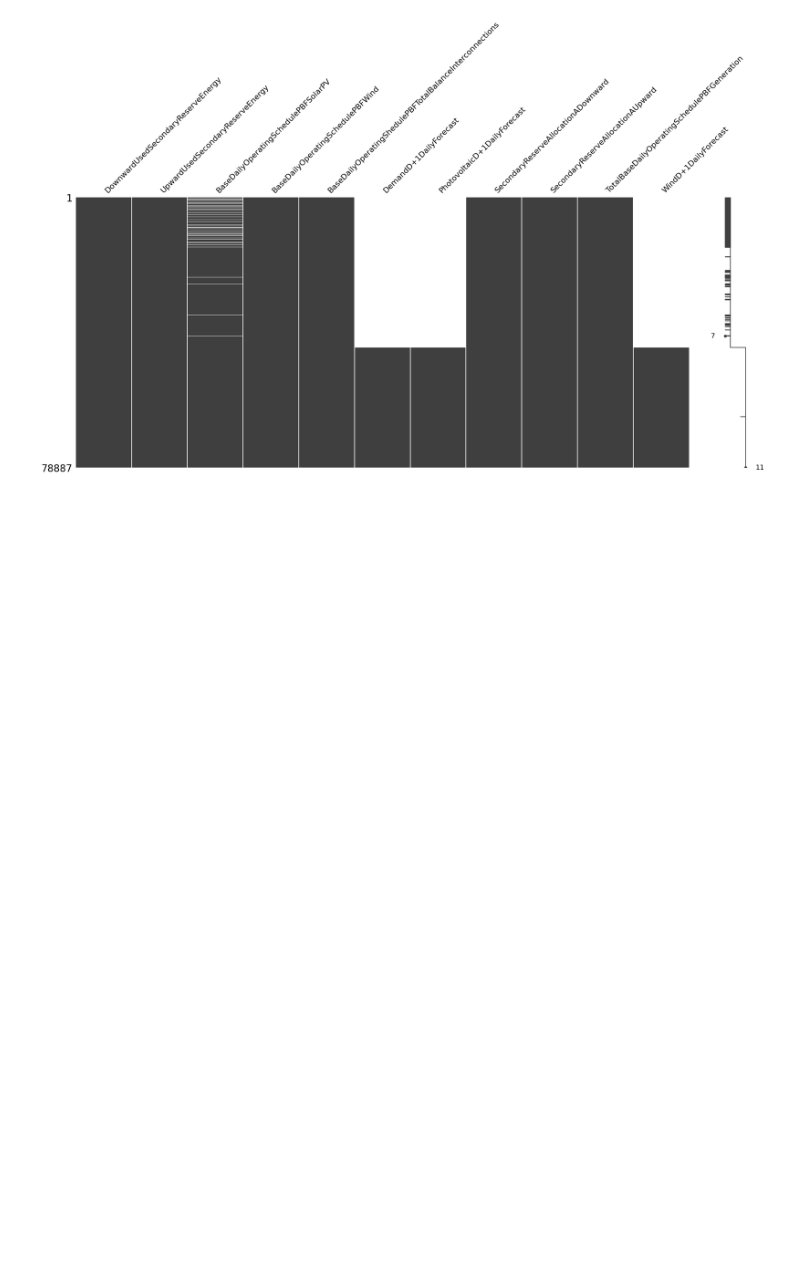
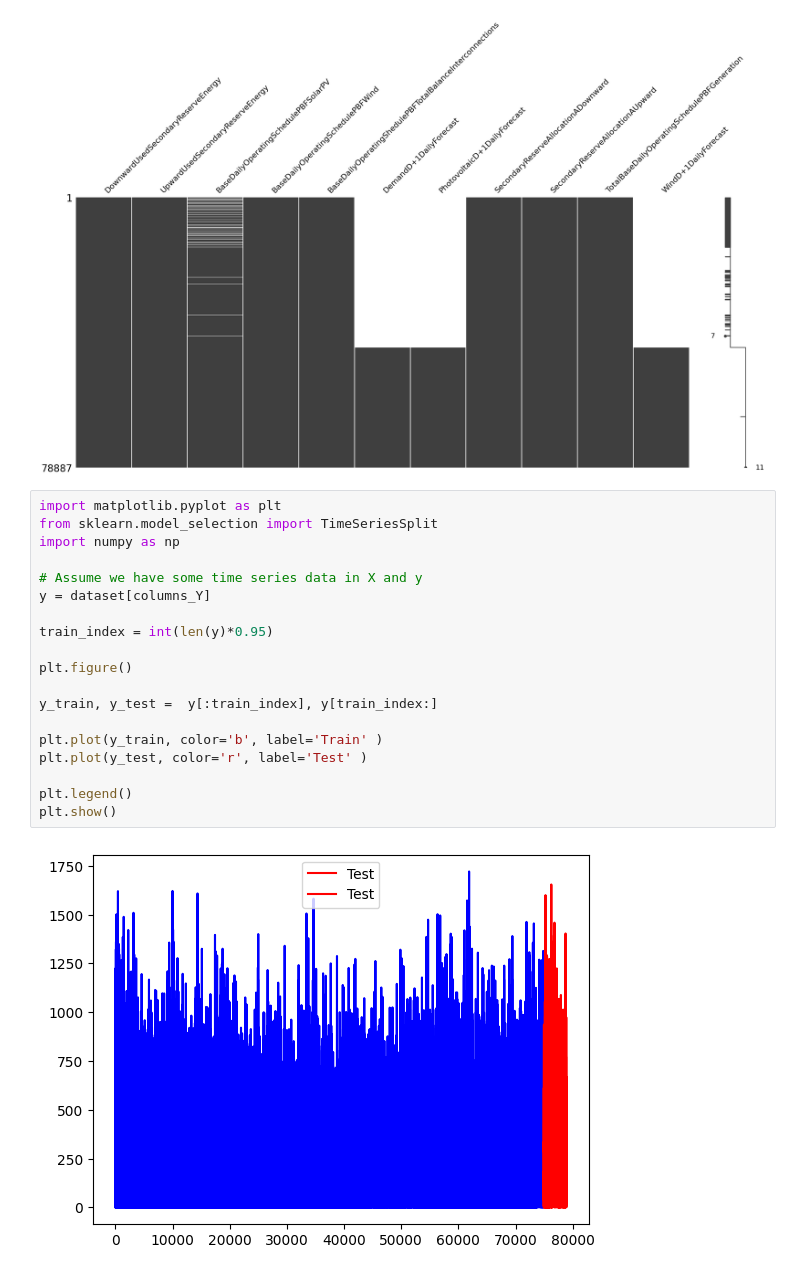
Before and after one commit to JotaFan/renewable-generation-into-reserve-markets, a Jupyter notebook: notebooks/Data Study.ipynb, the cells around one changed output. Drawn from its saved outputs; the diff is of its cells as text; blank space fills up the shorter version.

```diff
--- a/notebooks/Data Study.ipynb
+++ b/notebooks/Data Study.ipynb
@@ -258,3 +258,24 @@ plt.savefig(os.path.join(folder_figures, figure_name))
 plt.show()
 # %% [output]
 [figure]
+# %%
+import matplotlib.pyplot as plt
+from sklearn.model_selection import TimeSeriesSplit
+import numpy as np
+
+# Assume we have some time series data in X and y
+y = dataset[columns_Y]
+
+train_index = int(len(y)*0.95)
+
+plt.figure()
+
+y_train, y_test =  y[:train_index], y[train_index:]
+
+plt.plot(y_train, color='b', label='Train' )
+plt.plot(y_test, color='r', label='Test' )
+
+plt.legend()
+plt.show()
+# %% [output]
+[figure, added]
```
Also changed, not shown: parts of 1 cell of this notebook, 38 other files.
